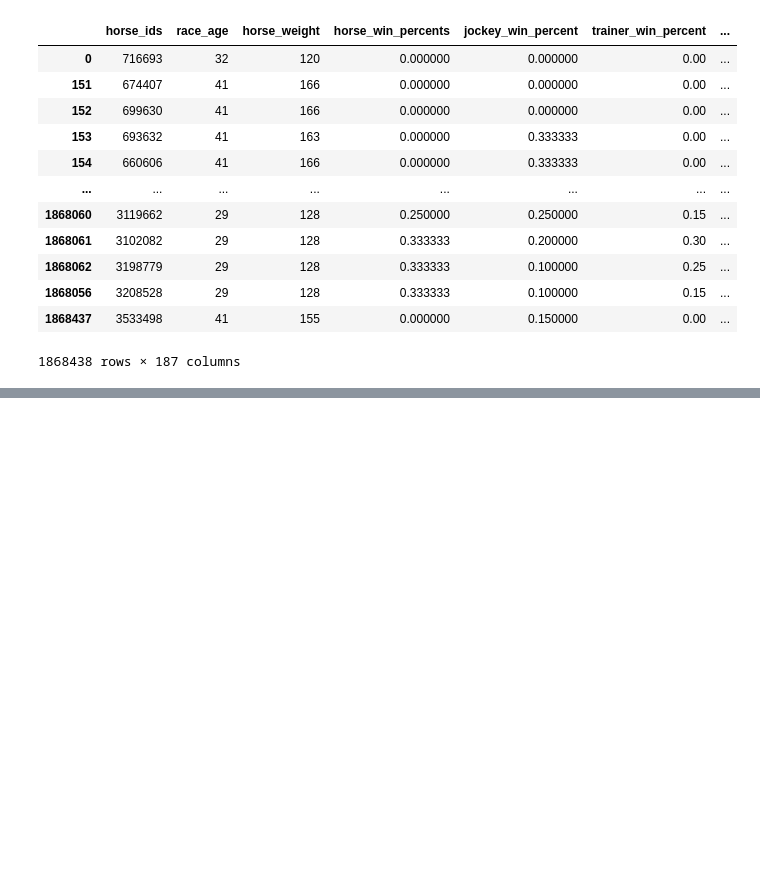
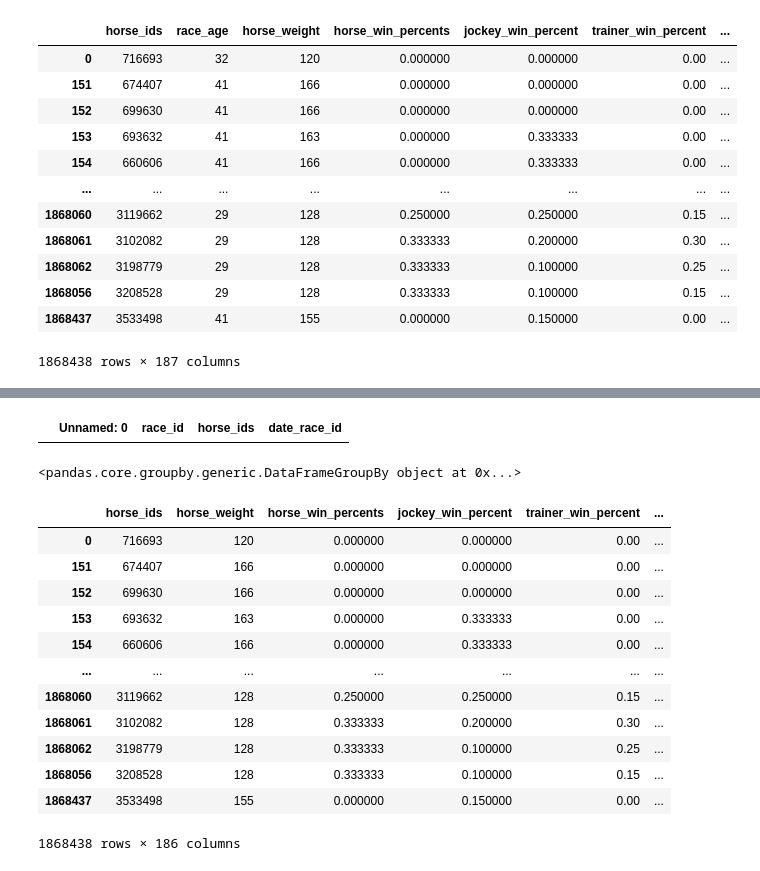
Before and after one commit to Sean-Leishman/gbp-horse-prediction, a Jupyter notebook: rnn.ipynb, the cells around one changed output, grey strips where cells are left out. Cells and saved outputs as stored; diff of their text form; code cells hidden in the pictures; blank space fills up the shorter version.

```diff
--- a/rnn.ipynb
+++ b/rnn.ipynb
@@ -297,0 +419,2 @@ fd = fd.drop(['race_id','track_id', 'distance','going','race_class','race_handic
+# %%
+rd = rd.drop("race_age", axis=1)
@@ -373,0 +732,25 @@ AttributeError: 'Series' object has no attribute 'race_id'
+# %%
+index_file.loc[index_file.horse_ids == 497300.0]
+# %% [output]
+|  | Unnamed: 0 | race_id | horse_ids | date_race_id |
+# %%
+index_file.groupby(['race_id','horse_ids']).
+# %% [output]
+<pandas.core.groupby.generic.DataFrameGroupBy object at 0x...>
+# %%
+
+rd
+# %% [output]
+|  | horse_ids | horse_weight | horse_win_percents | jockey_win_percent | trainer_win_percent | ... |
+| 0 | 716693 | 120 | 0.000000 | 0.000000 | 0.00 | ... |
+| 151 | 674407 | 166 | 0.000000 | 0.000000 | 0.00 | ... |
+| 152 | 699630 | 166 | 0.000000 | 0.000000 | 0.00 | ... |
+| 153 | 693632 | 163 | 0.000000 | 0.333333 | 0.00 | ... |
+| 154 | 660606 | 166 | 0.000000 | 0.333333 | 0.00 | ... |
+| ... | ... | ... | ... | ... | ... | ... |
+| 1868060 | 3119662 | 128 | 0.250000 | 0.250000 | 0.15 | ... |
+| 1868061 | 3102082 | 128 | 0.333333 | 0.200000 | 0.30 | ... |
+| 1868062 | 3198779 | 128 | 0.333333 | 0.100000 | 0.25 | ... |
+| 1868056 | 3208528 | 128 | 0.333333 | 0.100000 | 0.15 | ... |
+| 1868437 | 3533498 | 155 | 0.000000 | 0.150000 | 0.00 | ... |
+1868438 rows × 186 columns
```
Also changed, not shown: parts of 29 cells of this notebook.
